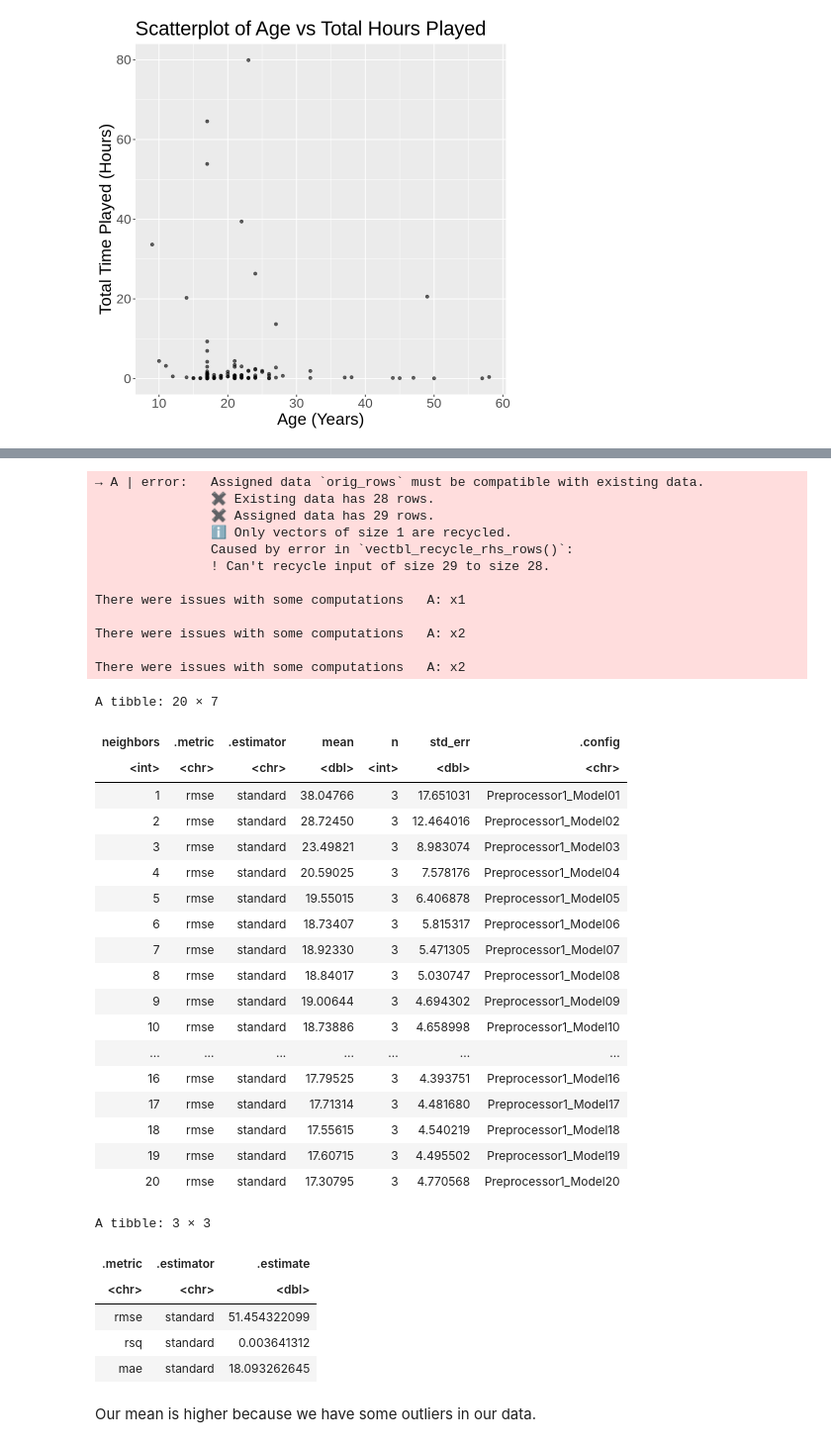
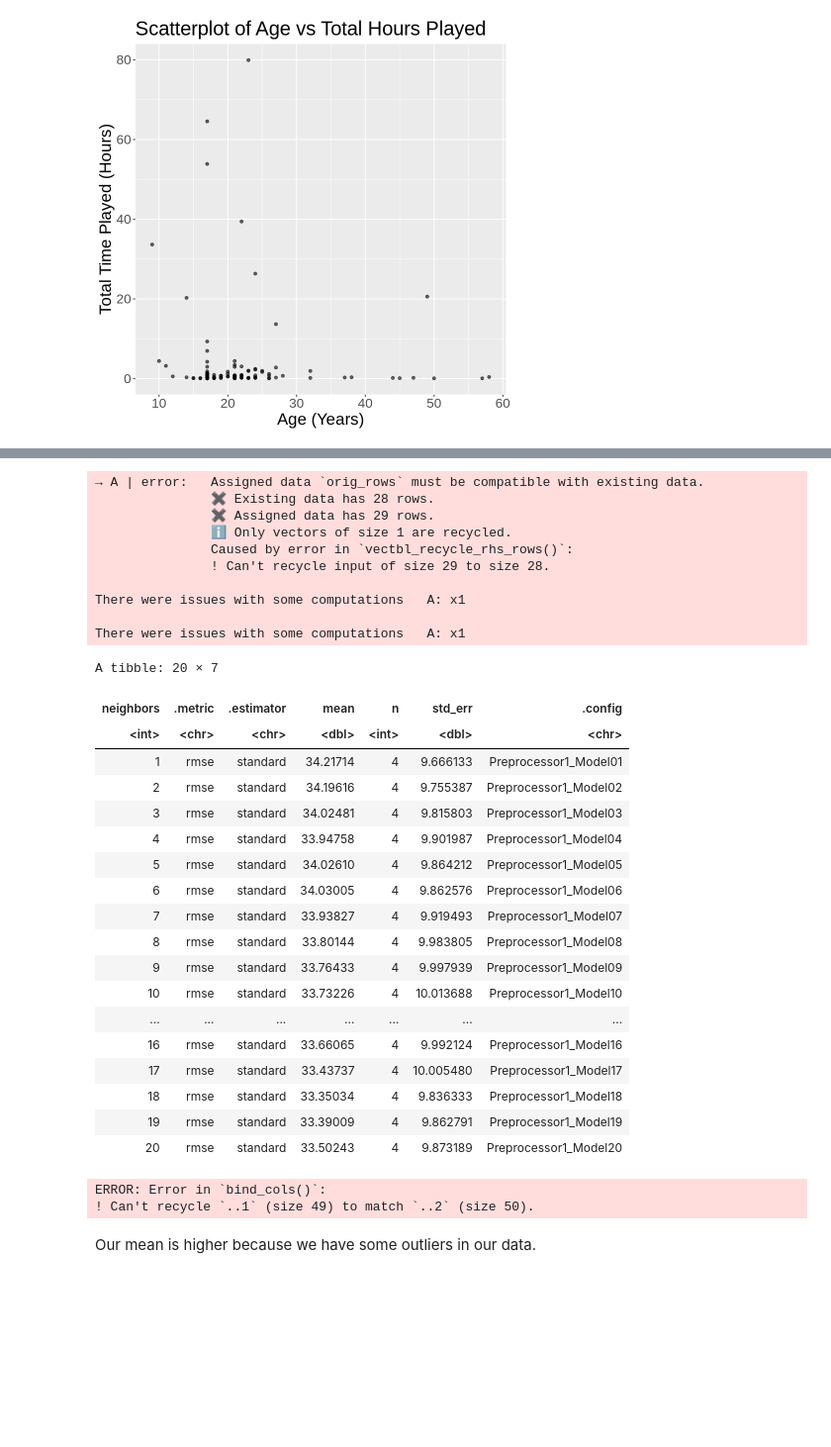
Before and after one commit to danayong25-cell/Group-Final-Project, a Jupyter notebook: group final project.ipynb, the cells around one changed output, grey strips where cells are left out. Shown at 99% size. Saved outputs shown, nothing was run; the diff lists cells and outputs as text; code cells hidden in the pictures; blank space fills up the shorter version.

```diff
--- a/group final project.ipynb
+++ b/group final project.ipynb
@@ -197,7 +197,7 @@ Warning message:
 (`geom_point()`).”
 [figure]
 # %%
-full_data$subscribe<-factor(full_data$subscribe,levels=c("true","false"))
+full_data$subscribe<-factor(full_data$subscribe,levels=c("TRUE","FALSE"))
 
 split <- initial_split(full_data, prop = 0.75, strata = total_hours)
 data_training <- training(split)
@@ -237,57 +237,51 @@ metrics(truth = total_hours, estimate = .pred)
 Preprocessor: Recipe
 Model: nearest_neighbor()
 
 ── Preprocessor ────────────────────────────────────────────────────────────────
 4 Recipe Steps
 
 • step_unknown()
 • step_dummy()
 • step_zv()
 • step_normalize()
 
 ── Model ───────────────────────────────────────────────────────────────────────
 K-Nearest Neighbor Model Specification (regression)
 
 Main Arguments:
   neighbors = tune()
 
 Computational engine: kknn
 → A | error:   Assigned data `orig_rows` must be compatible with existing data.
                ✖ Existing data has 28 rows.
                ✖ Assigned data has 29 rows.
                ℹ Only vectors of size 1 are recycled.
                Caused by error in `vectbl_recycle_rhs_rows()`:
                ! Can't recycle input of size 29 to size 28.
 
 There were issues with some computations   A: x1
 
-There were issues with some computations   A: x2
-
-There were issues with some computations   A: x2
+There were issues with some computations   A: x1
 A tibble: 20 × 7
 | neighbors | .metric | .estimator | mean | n | std_err | .config |
 | <int> | <chr> | <chr> | <dbl> | <int> | <dbl> | <chr> |
-| 1 | rmse | standard | 38.04766 | 3 | 17.651031 | Preprocessor1_Model01 |
-| 2 | rmse | standard | 28.72450 | 3 | 12.464016 | Preprocessor1_Model02 |
-| 3 | rmse | standard | 23.49821 | 3 | 8.983074 | Preprocessor1_Model03 |
-| 4 | rmse | standard | 20.59025 | 3 | 7.578176 | Preprocessor1_Model04 |
-| 5 | rmse | standard | 19.55015 | 3 | 6.406878 | Preprocessor1_Model05 |
-| 6 | rmse | standard | 18.73407 | 3 | 5.815317 | Preprocessor1_Model06 |
-| 7 | rmse | standard | 18.92330 | 3 | 5.471305 | Preprocessor1_Model07 |
-| 8 | rmse | standard | 18.84017 | 3 | 5.030747 | Preprocessor1_Model08 |
-| 9 | rmse | standard | 19.00644 | 3 | 4.694302 | Preprocessor1_Model09 |
-| 10 | rmse | standard | 18.73886 | 3 | 4.658998 | Preprocessor1_Model10 |
+| 1 | rmse | standard | 34.21714 | 4 | 9.666133 | Preprocessor1_Model01 |
+| 2 | rmse | standard | 34.19616 | 4 | 9.755387 | Preprocessor1_Model02 |
+| 3 | rmse | standard | 34.02481 | 4 | 9.815803 | Preprocessor1_Model03 |
+| 4 | rmse | standard | 33.94758 | 4 | 9.901987 | Preprocessor1_Model04 |
+| 5 | rmse | standard | 34.02610 | 4 | 9.864212 | Preprocessor1_Model05 |
+| 6 | rmse | standard | 34.03005 | 4 | 9.862576 | Preprocessor1_Model06 |
+| 7 | rmse | standard | 33.93827 | 4 | 9.919493 | Preprocessor1_Model07 |
+| 8 | rmse | standard | 33.80144 | 4 | 9.983805 | Preprocessor1_Model08 |
+| 9 | rmse | standard | 33.76433 | 4 | 9.997939 | Preprocessor1_Model09 |
+| 10 | rmse | standard | 33.73226 | 4 | 10.013688 | Preprocessor1_Model10 |
 | ... | ... | ... | ... | ... | ... | ... |
-| 16 | rmse | standard | 17.79525 | 3 | 4.393751 | Preprocessor1_Model16 |
-| 17 | rmse | standard | 17.71314 | 3 | 4.481680 | Preprocessor1_Model17 |
-| 18 | rmse | standard | 17.55615 | 3 | 4.540219 | Preprocessor1_Model18 |
-| 19 | rmse | standard | 17.60715 | 3 | 4.495502 | Preprocessor1_Model19 |
-| 20 | rmse | standard | 17.30795 | 3 | 4.770568 | Preprocessor1_Model20 |
+| 16 | rmse | standard | 33.66065 | 4 | 9.992124 | Preprocessor1_Model16 |
+| 17 | rmse | standard | 33.43737 | 4 | 10.005480 | Preprocessor1_Model17 |
+| 18 | rmse | standard | 33.35034 | 4 | 9.836333 | Preprocessor1_Model18 |
+| 19 | rmse | standard | 33.39009 | 4 | 9.862791 | Preprocessor1_Model19 |
+| 20 | rmse | standard | 33.50243 | 4 | 9.873189 | Preprocessor1_Model20 |
-A tibble: 3 × 3
+ERROR: Error in `bind_cols()`:
+! Can't recycle `..1` (size 49) to match `..2` (size 50).
-| .metric | .estimator | .estimate |
-| <chr> | <chr> | <dbl> |
-| rmse | standard | 51.454322099 |
-| rsq | standard | 0.003641312 |
-| mae | standard | 18.093262645 |
 # %% [markdown]
 Our mean is higher because we have some outliers in our data.
```
Also changed, not shown: parts of 2 cells of this notebook.
